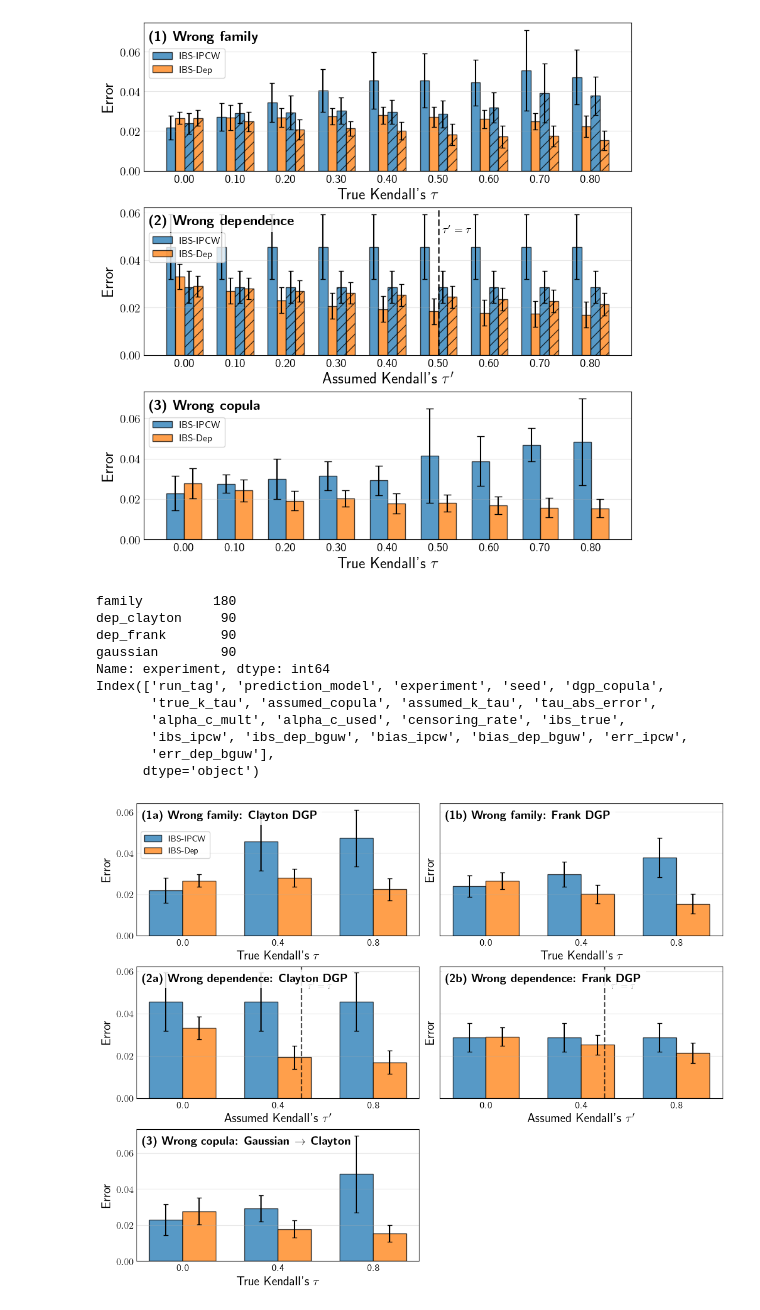
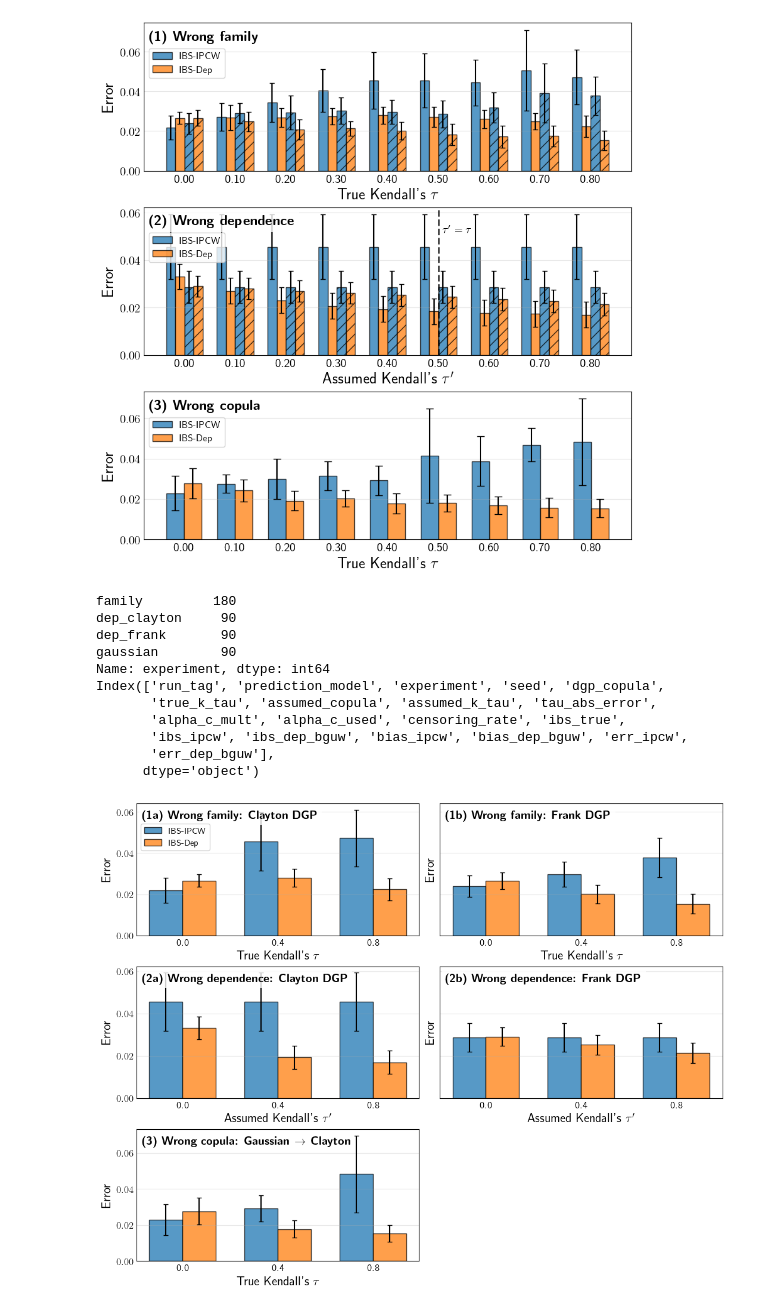
Before and after one commit to thecml/survival-copula, a Jupyter notebook: notebooks/plot_synthetic_wrong_copula.ipynb, the cells around one changed output. Drawn from its saved outputs; the diff is of its cells as text; code cells hidden in the pictures.

```diff
--- a/notebooks/plot_synthetic_wrong_copula.ipynb
+++ b/notebooks/plot_synthetic_wrong_copula.ipynb
@@ -883,22 +883,6 @@ def plot_metric_panel(ax, sub, title, xlabel, show_legend=False, mark_true_tau=F
         label=r"IBS-Dep",
     )
 
-    # Optional: mark true tau = 0.5 in wrong-dependence panels.
-    # Since 0.5 is not shown as a tick, place it between 0.4 and 0.8.
-    if mark_true_tau:
-        true_tau = 0.5
-        true_x = np.interp(true_tau, taus, x)
-        ax.axvline(true_x, color="black", linestyle="--", linewidth=1.6, alpha=0.7)
-        ylim_top = ax.get_ylim()[1]
-        ax.text(
-            true_x + 0.06,
-            ylim_top * 0.88,
-            r"$\tau'=\tau$",
-            fontsize=11,
-            va="top",
-            ha="left",
-        )
-
     ax.text(
         0.02, 0.95,
         title,
@@ -924,7 +908,7 @@ def plot_metric_panel(ax, sub, title, xlabel, show_legend=False, mark_true_tau=F
         ax.legend(
             frameon=True,
             loc="upper left",
-            bbox_to_anchor=(0.0, 0.82),
+            bbox_to_anchor=(0.0, 0.88),
             fontsize=10.5,
             ncol=1,
         )
@@ -986,31 +970,31 @@ plot_metric_panel(
 # Row 3: wrong copula
 plot_metric_panel(
     axs[2, 0],
     get_sub("gaussian", "gaussian"),
     r"\textbf{(3) Wrong copula: Gaussian $\rightarrow$ Clayton}",
     r"True Kendall's $\tau$",
     show_legend=False,
 )
 
 # Empty right panel because current experiment has only Gaussian -> Clayton.
 axs[2, 1].axis("off")
 
 plt.savefig(
     f"{cfg.PLOTS_DIR}/synthetic_wrong_copula.pdf",
     format="pdf",
     bbox_inches="tight",
 )
 plt.show()
 # %% [output]
 family         180
 dep_clayton     90
 dep_frank       90
 gaussian        90
 Name: experiment, dtype: int64
 Index(['run_tag', 'prediction_model', 'experiment', 'seed', 'dgp_copula',
        'true_k_tau', 'assumed_copula', 'assumed_k_tau', 'tau_abs_error',
        'alpha_c_mult', 'alpha_c_used', 'censoring_rate', 'ibs_true',
        'ibs_ipcw', 'ibs_dep_bguw', 'bias_ipcw', 'bias_dep_bguw', 'err_ipcw',
        'err_dep_bguw'],
       dtype='object')
-[figure, old version]
+[figure, new version]
```
Also changed, not shown: 1 other file.
